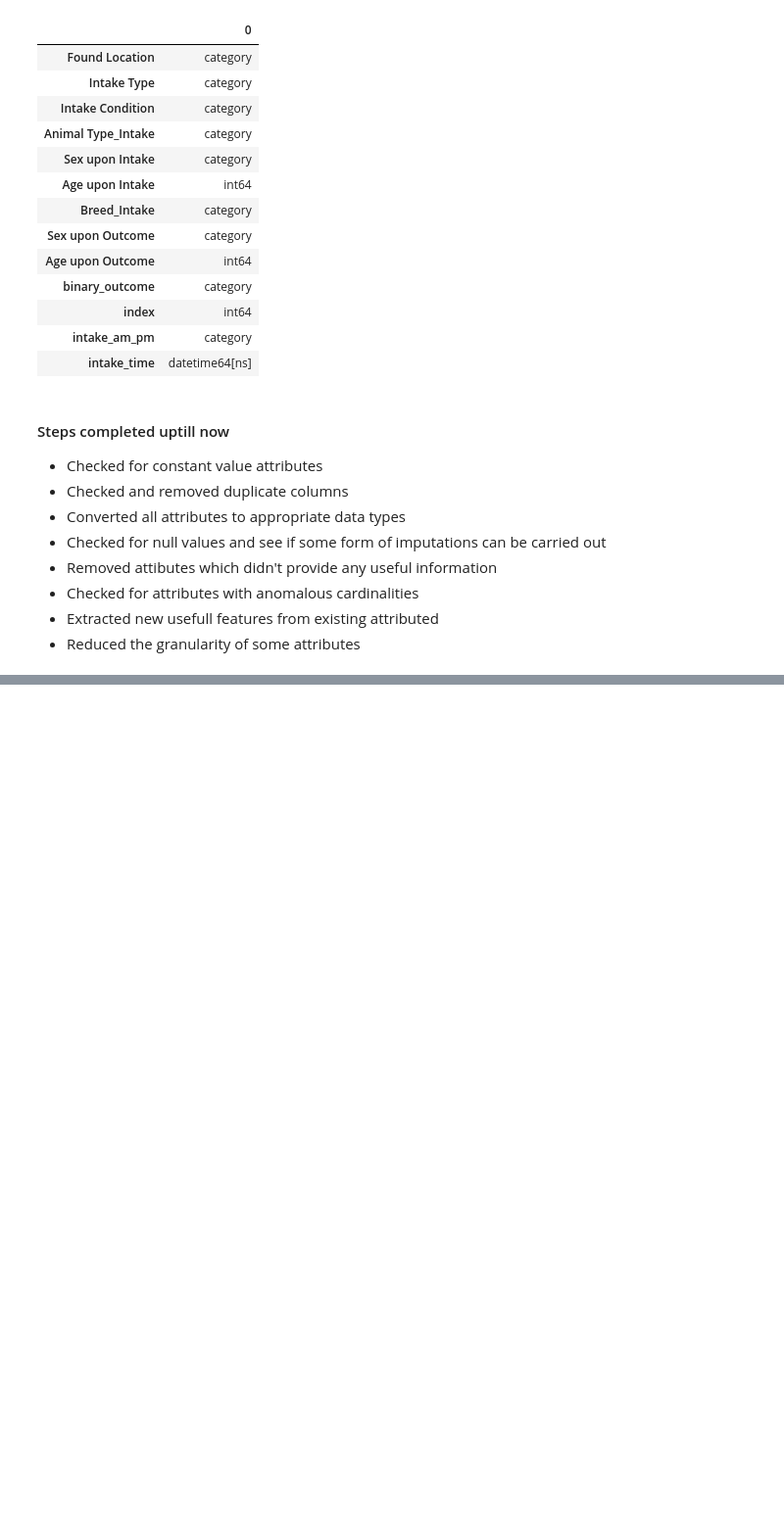
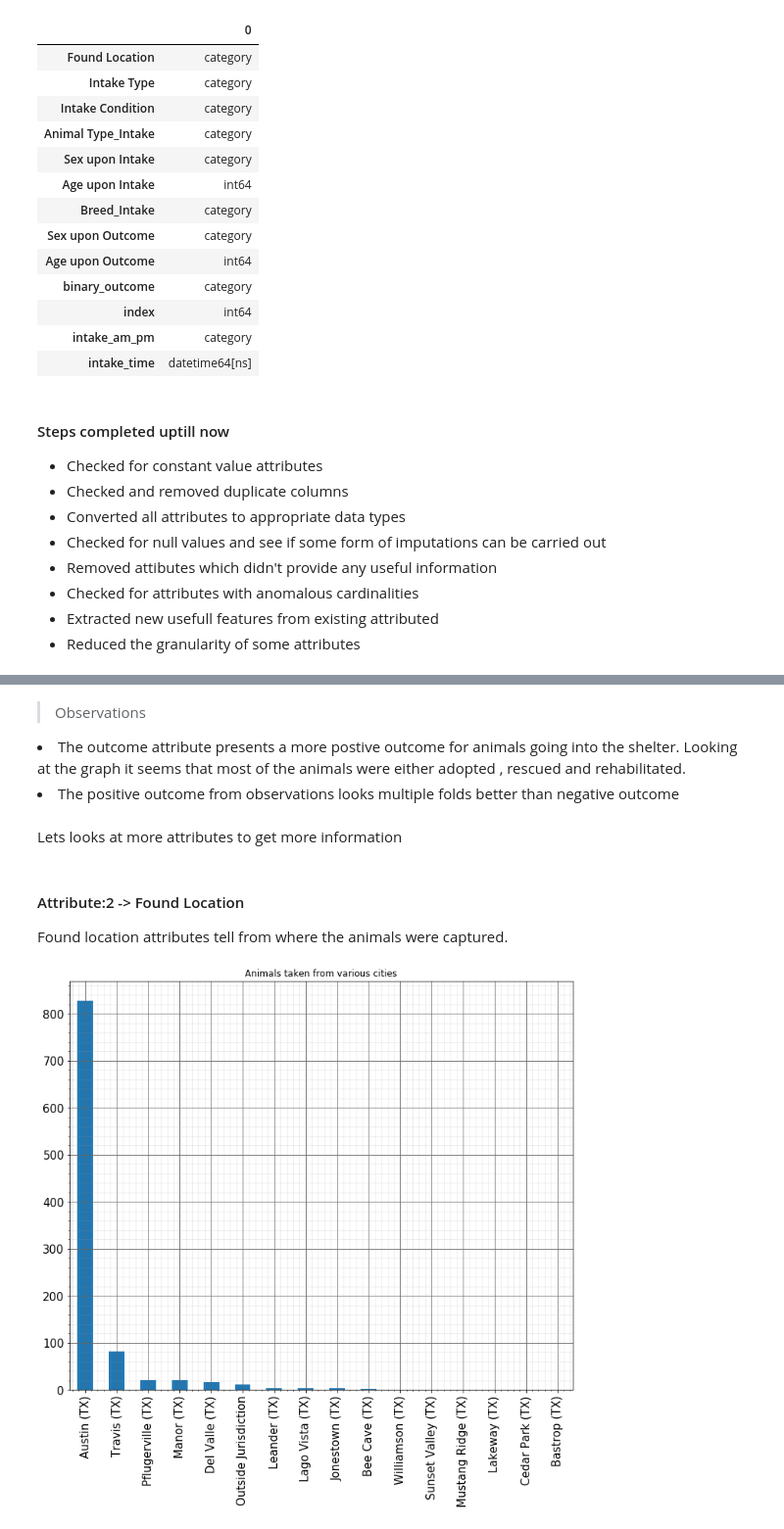
Before and after one commit to sachsom95/Animal-shelter-data-Exploratory-Analysis, a Jupyter notebook: Animal_shelter_data_analysis.ipynb, the cells around one changed output, grey strips where cells are left out. Shown at 98% size. Cells and saved outputs as stored; diff of their text form; code cells hidden in the pictures; blank space fills up the shorter version.

```diff
--- a/Animal_shelter_data_analysis.ipynb
+++ b/Animal_shelter_data_analysis.ipynb
@@ -634,0 +698,16 @@ which month most intake?
+# %% [markdown]
+<blockquote>Observations</blockquote>
+<li>The outcome attribute presents a more postive outcome for animals going into the shelter. Looking at the graph it seems that most of the animals were either adopted , rescued and rehabilitated.</li>
+<li>The positive outcome from observations looks multiple folds better than negative outcome</li>
+# %% [markdown]
+Lets looks at more attributes to get more information
+# %% [markdown]
+<h4>Attribute:2 -> Found Location </h4>
+Found location attributes tell from where the animals were captured.
+# %%
+f = df['Found Location'].value_counts().plot(kind='bar', figsize=(12,10),title="Animals taken from various cities",fontsize=15)
+plt.grid(b=True, which='major', color='#666666', linestyle='-')
+plt.minorticks_on()
+plt.grid(b=True, which='minor', color='#999999', linestyle='-', alpha=0.2)
+# %% [output]
+[figure, added]
```
Also changed, not shown: parts of 35 cells of this notebook.
